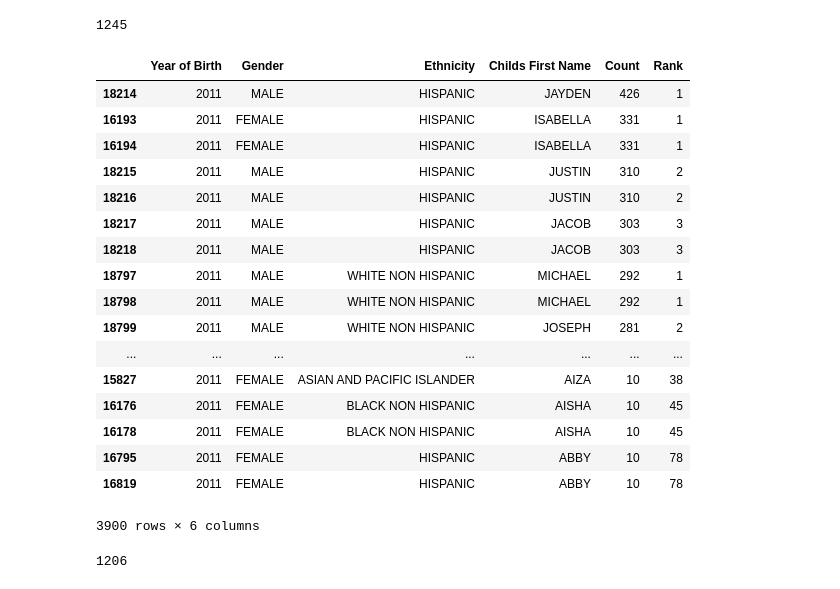
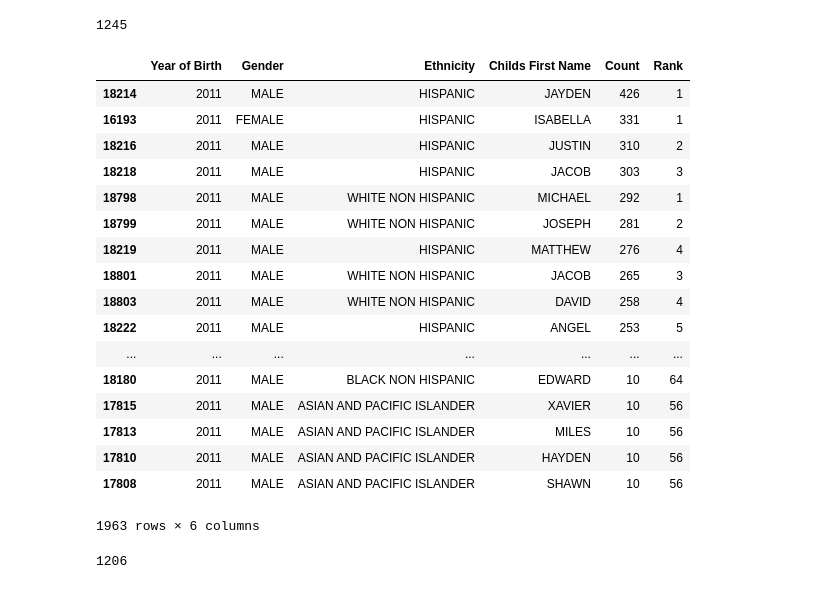
Before and after one commit to nstaudac/Unit_1_Project, a Jupyter notebook: Unit_1_Project_Data_Baby_Names.ipynb, the cells around one changed output. Drawn from its saved outputs; the diff is of its cells as text; code cells hidden in the pictures.

```diff
--- a/Unit_1_Project_Data_Baby_Names.ipynb
+++ b/Unit_1_Project_Data_Baby_Names.ipynb
@@ -163,27 +144,27 @@ final_baby_names_data_2016['Childs First Name'].nunique()
 # %%
 baby_names_data_2011 = baby_names_data.loc[baby_names_data['Year of Birth'] == 2011]
 # %%
-final_baby_names_data_2011 = baby_names_data_2011.sort_values(by=['Count', 'Childs First Name'], ascending=False)
-final_baby_names_data_2011
+final_baby_names_data_2011 = baby_names_data_2011.sort_values(by=['Count'], ascending=False)
+final_baby_names_data_2011.drop_duplicates()
 # %% [output]
 |  | Year of Birth | Gender | Ethnicity | Childs First Name | Count | Rank |
 | 18214 | 2011 | MALE | HISPANIC | JAYDEN | 426 | 1 |
 | 16193 | 2011 | FEMALE | HISPANIC | ISABELLA | 331 | 1 |
-| 16194 | 2011 | FEMALE | HISPANIC | ISABELLA | 331 | 1 |
-| 18215 | 2011 | MALE | HISPANIC | JUSTIN | 310 | 2 |
 | 18216 | 2011 | MALE | HISPANIC | JUSTIN | 310 | 2 |
-| 18217 | 2011 | MALE | HISPANIC | JACOB | 303 | 3 |
 | 18218 | 2011 | MALE | HISPANIC | JACOB | 303 | 3 |
-| 18797 | 2011 | MALE | WHITE NON HISPANIC | MICHAEL | 292 | 1 |
 | 18798 | 2011 | MALE | WHITE NON HISPANIC | MICHAEL | 292 | 1 |
 | 18799 | 2011 | MALE | WHITE NON HISPANIC | JOSEPH | 281 | 2 |
+| 18219 | 2011 | MALE | HISPANIC | MATTHEW | 276 | 4 |
+| 18801 | 2011 | MALE | WHITE NON HISPANIC | JACOB | 265 | 3 |
+| 18803 | 2011 | MALE | WHITE NON HISPANIC | DAVID | 258 | 4 |
+| 18222 | 2011 | MALE | HISPANIC | ANGEL | 253 | 5 |
 | ... | ... | ... | ... | ... | ... | ... |
-| 15827 | 2011 | FEMALE | ASIAN AND PACIFIC ISLANDER | AIZA | 10 | 38 |
-| 16176 | 2011 | FEMALE | BLACK NON HISPANIC | AISHA | 10 | 45 |
-| 16178 | 2011 | FEMALE | BLACK NON HISPANIC | AISHA | 10 | 45 |
-| 16795 | 2011 | FEMALE | HISPANIC | ABBY | 10 | 78 |
-| 16819 | 2011 | FEMALE | HISPANIC | ABBY | 10 | 78 |
+| 18180 | 2011 | MALE | BLACK NON HISPANIC | EDWARD | 10 | 64 |
+| 17815 | 2011 | MALE | ASIAN AND PACIFIC ISLANDER | XAVIER | 10 | 56 |
+| 17813 | 2011 | MALE | ASIAN AND PACIFIC ISLANDER | MILES | 10 | 56 |
+| 17810 | 2011 | MALE | ASIAN AND PACIFIC ISLANDER | HAYDEN | 10 | 56 |
+| 17808 | 2011 | MALE | ASIAN AND PACIFIC ISLANDER | SHAWN | 10 | 56 |
-3900 rows × 6 columns
+1963 rows × 6 columns
 # %%
 final_baby_names_data_2011['Childs First Name'].nunique()
 # %% [output]
```
Also changed, not shown: parts of 15 cells of this notebook.
